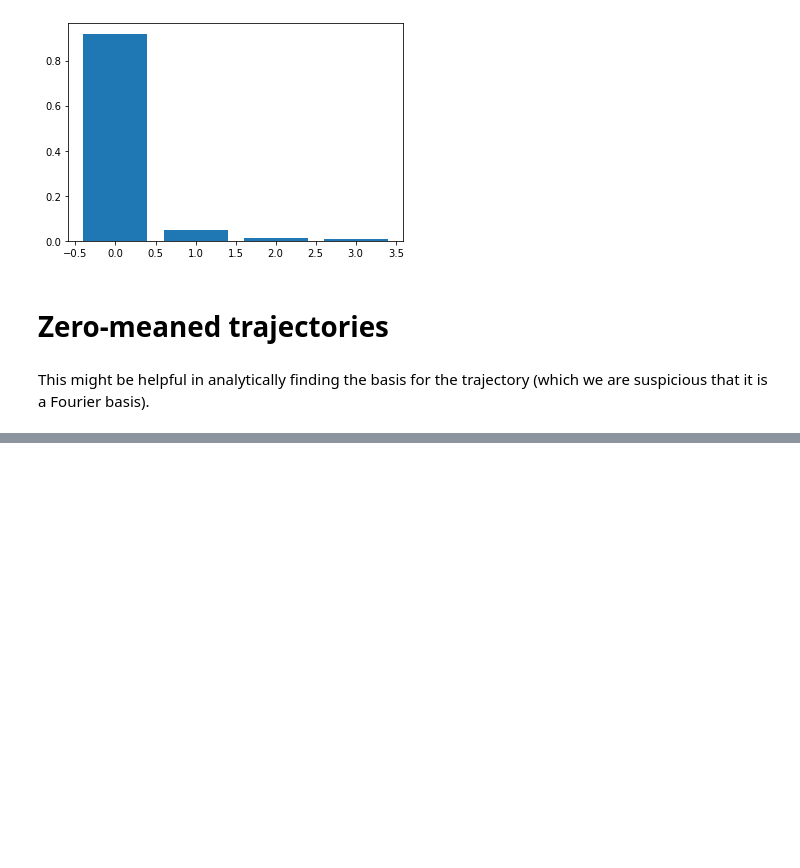
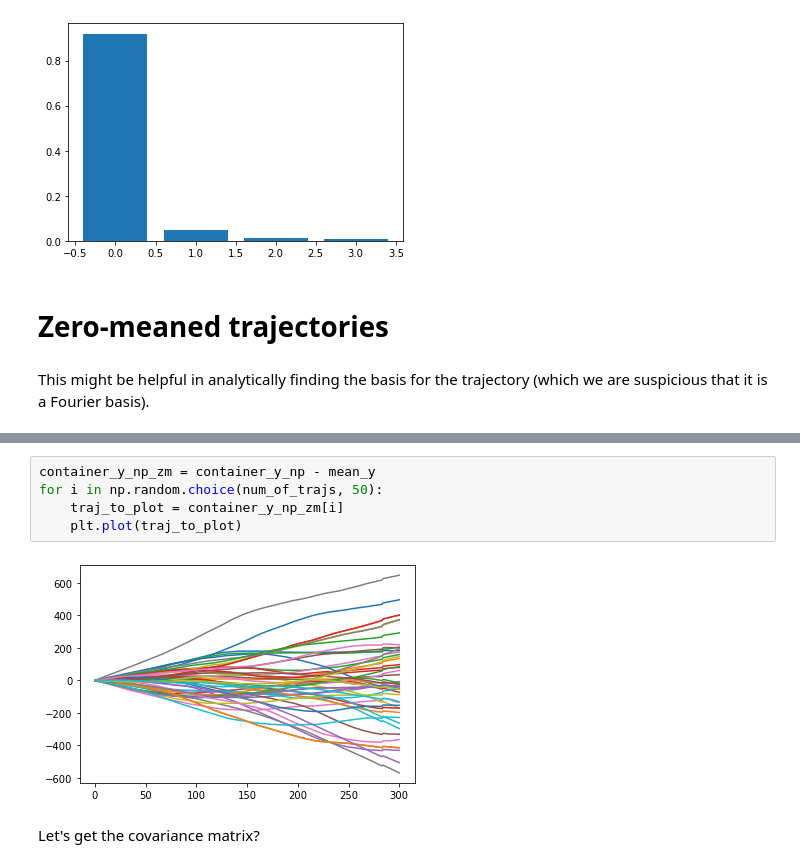
Before and after one commit to thinhhoang95/anomaly-detection-ngsim2, a Jupyter notebook: pwms_spherical/2_why_fpca_fourier.ipynb, the cells around one changed output, grey strips where cells are left out. Drawn from its saved outputs; the diff is of its cells as text; blank space fills up the shorter version.

```diff
--- a/pwms_spherical/2_why_fpca_fourier.ipynb
+++ b/pwms_spherical/2_why_fpca_fourier.ipynb
@@ -116,0 +117,9 @@ for i in np.random.choice(num_of_trajs, 20):
+# %%
+container_y_np_zm = container_y_np - mean_y
+for i in np.random.choice(num_of_trajs, 50):
+    traj_to_plot = container_y_np_zm[i]
+    plt.plot(traj_to_plot)
+# %% [output]
+[figure, added]
+# %% [markdown]
+Let's get the covariance matrix?
```
Also changed, not shown: parts of 9 cells of this notebook, 2 other files.
